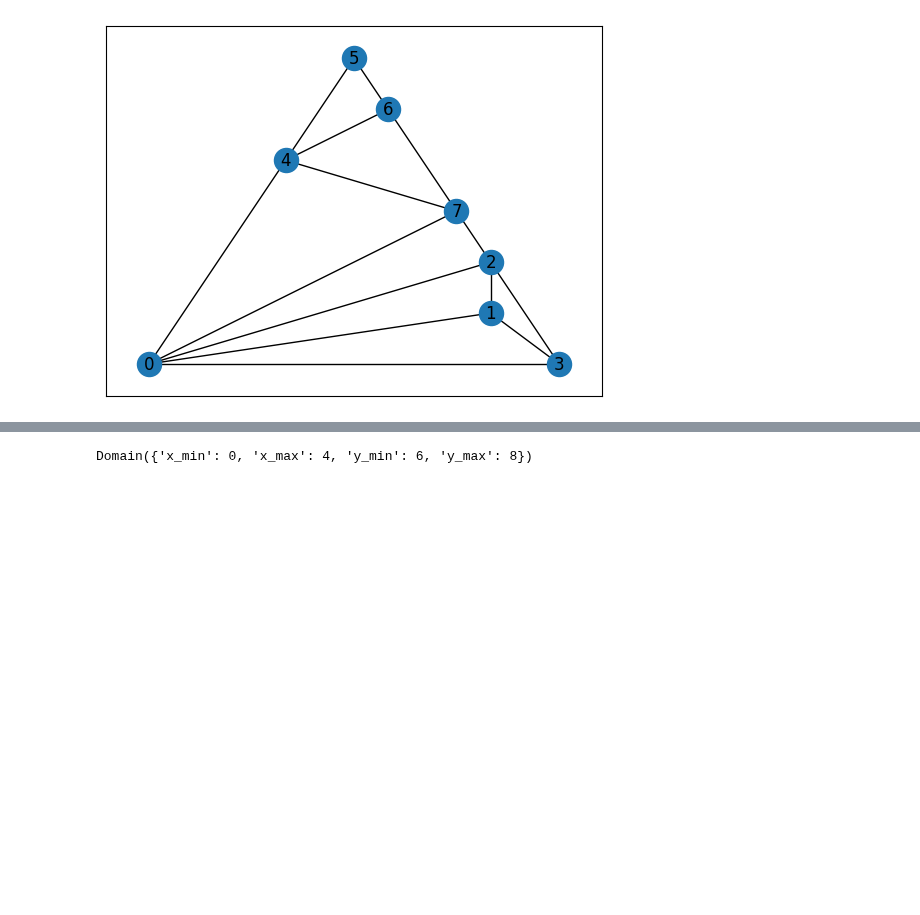
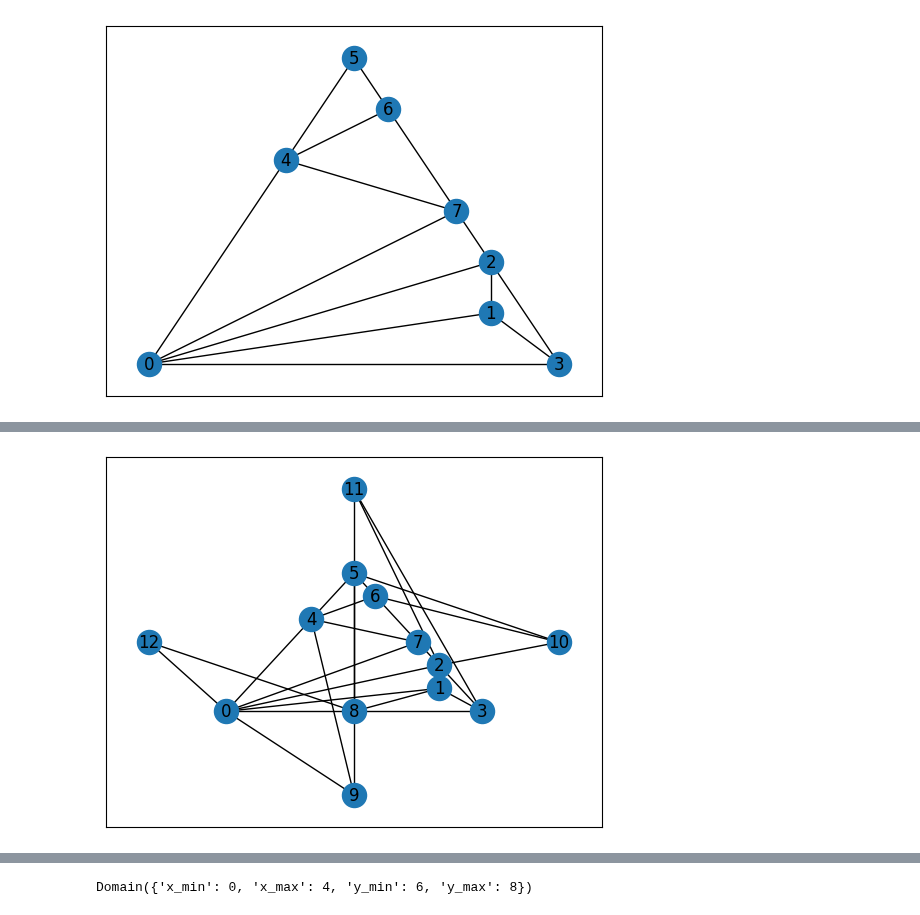
Before and after one commit to juliet29/bisht2022, a Jupyter notebook: test09_process.ipynb, the cells around one changed output, grey strips where cells are left out. Saved outputs shown, nothing was run; the diff lists cells and outputs as text; code cells hidden in the pictures; blank space fills up the shorter version.

Commit message:
unplanar embed

```diff
--- a/test09_process.ipynb
+++ b/test09_process.ipynb
@@ -39,3 +35,7 @@ ic| end_indices: [3, 5, 7, 9]
+# %%
+plot_planar(p.b.G, p.b.embed)
+# %% [output]
+[figure, added]
 # %%
 p.b.four_con
 # %% [output]
```
Also changed, not shown: parts of 11 cells of this notebook, 3 other files.
